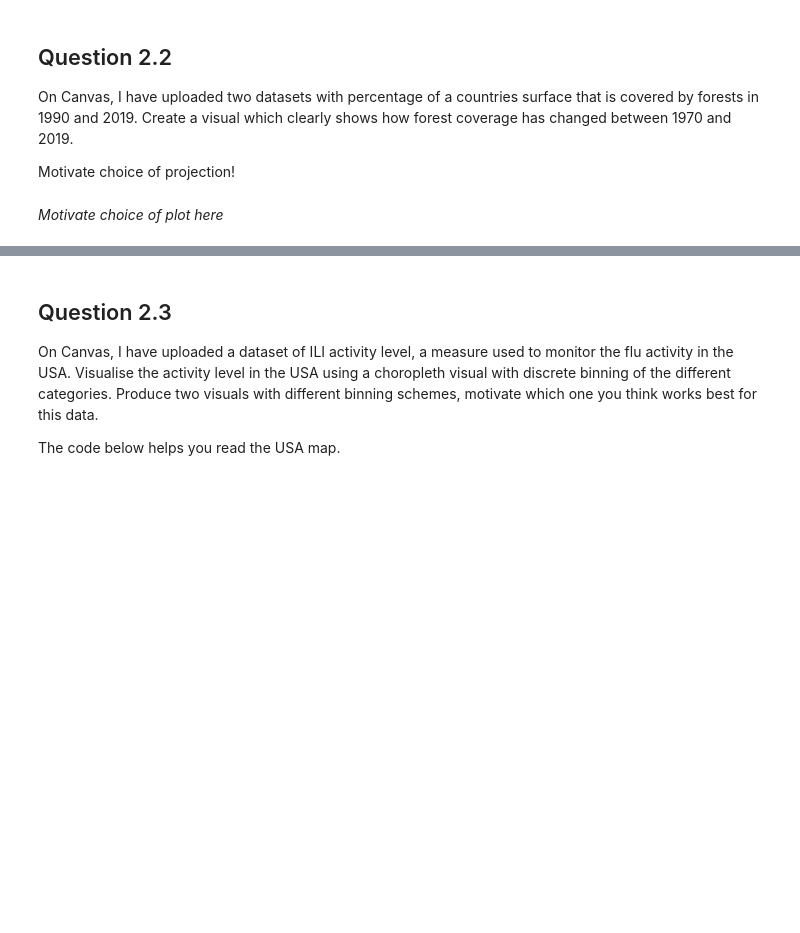
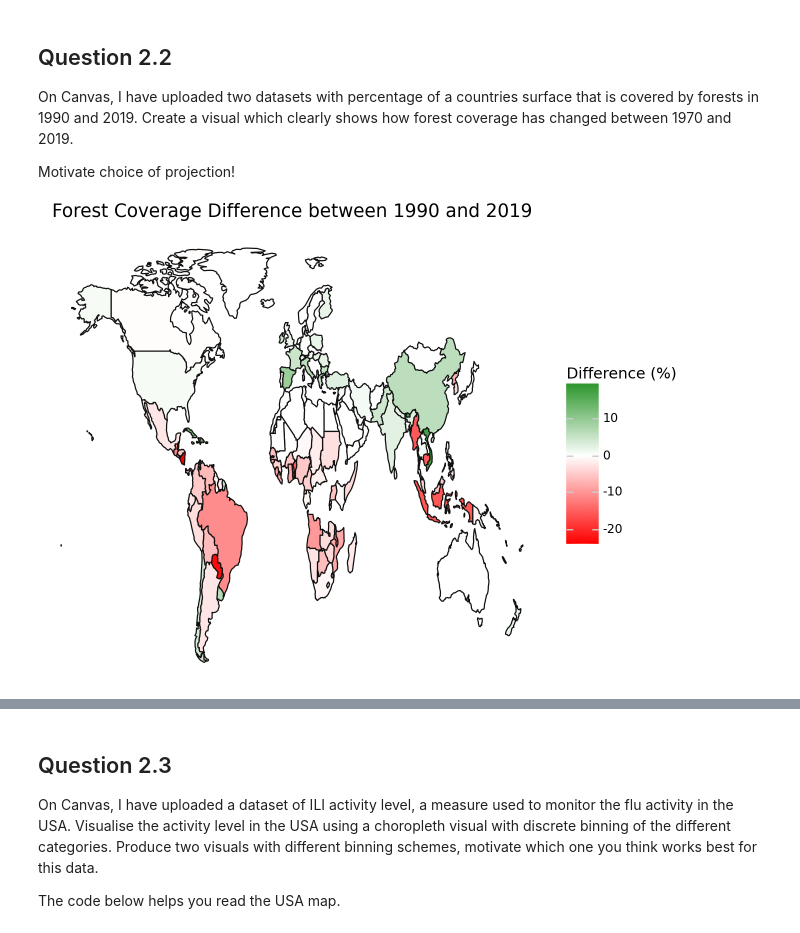
Before and after one commit to Salabud/MVE080-grp10, a Jupyter notebook: Homework3_2025.ipynb, the cells around one changed output, grey strips where cells are left out. Saved outputs shown, nothing was run; the diff lists cells and outputs as text; code cells hidden in the pictures; blank space fills up the shorter version.

```diff
--- a/Homework3_2025.ipynb
+++ b/Homework3_2025.ipynb
@@ -100,2 +144,29 @@ Motivate choice of projection!
-# %% [markdown]
-*Motivate choice of plot here*
+# %%
+# Insert code here for the visual
+forest_1990 = pd.read_csv("Homework3_resources/q2.2. (forest coverage)/Forest_1990-1.csv")
+forest_2019 = pd.read_csv("Homework3_resources/q2.2. (forest coverage)/Forest_2019-1.csv")
+
+forest_all = forest_1990.merge(forest_2019, how="inner", on="Country")
+forest_all["Difference"] = forest_all["2019_forest"] - forest_all["1990_forest"]
+
+forest_map = forest_all.merge(
+    world[["ADMIN", "geometry"]],
+    how="inner",
+    left_on="Country",
+    right_on="ADMIN"
+)
+
+(
+    ggplot(forest_map)
+    + geom_map(aes(fill="Difference"))
+    + scale_fill_gradient2(low="red", mid="white", high="green", midpoint=0)
+    + theme_void()
+    + labs(
+        title="Forest Coverage Difference between 1990 and 2019",
+        fill="Difference (%)"
+    )
+)
+
+# Remember to print the visual
+# %% [output]
+[figure, added]
```
Also changed, not shown: parts of 8 cells of this notebook.
